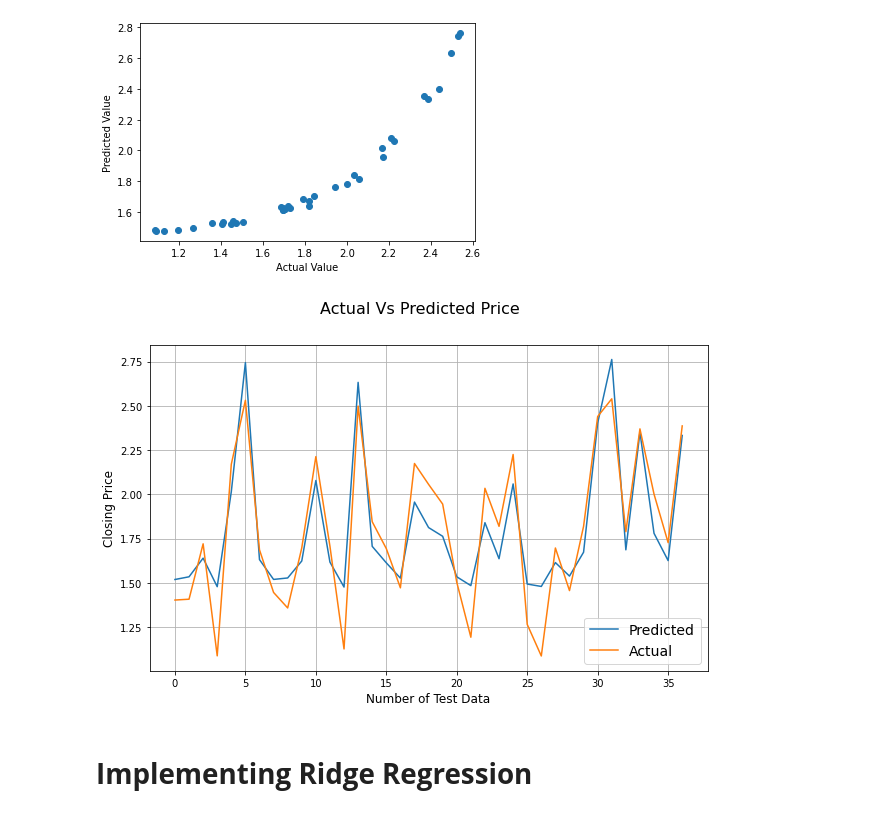
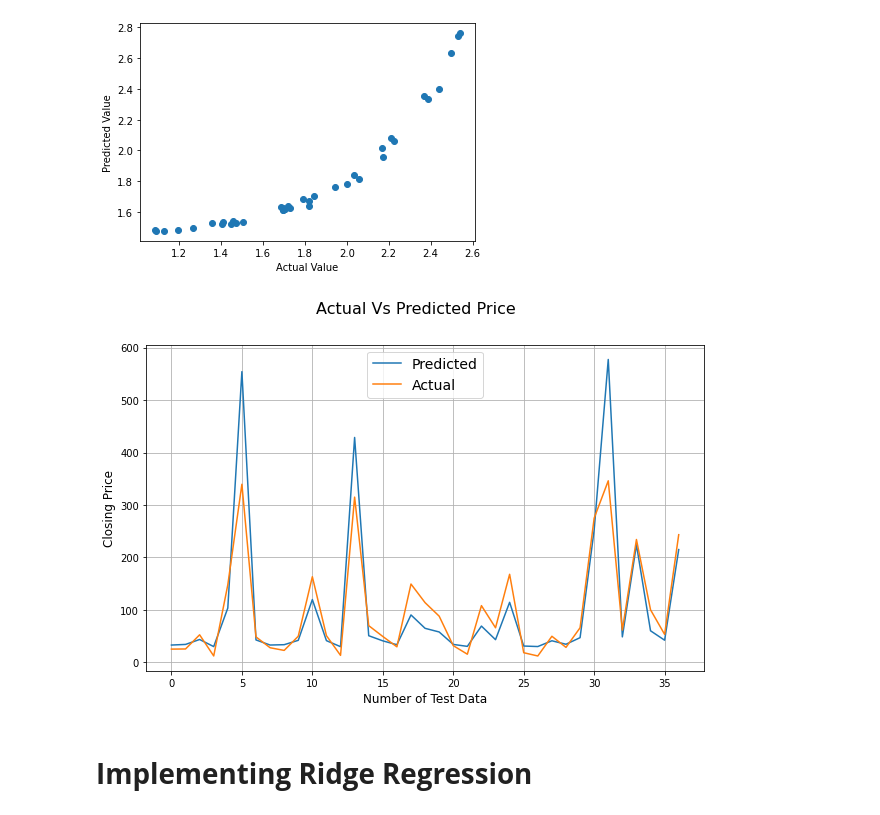
Before and after one commit to Vinitladse/YES-BANK-STOCK-CLOSING-PRICE-PREDICTION, a Jupyter notebook: Vinit_Ladse_(Group)_YES_BANK_STOCK_CLOSING_PRICE_PREDICTION.ipynb, the cells around one changed output. Drawn from its saved outputs; the diff is of its cells as text; code cells hidden in the pictures.

```diff
--- a/Vinit_Ladse_(Group)_YES_BANK_STOCK_CLOSING_PRICE_PREDICTION.ipynb
+++ b/Vinit_Ladse_(Group)_YES_BANK_STOCK_CLOSING_PRICE_PREDICTION.ipynb
@@ -632,7 +635,7 @@ print(" The negative mean squared error is : ", round(lasso_regressor. best_scor
  The negative mean squared error is :  -0.0352
 # %%
 # Prediction of test data .
-y_pred_lasso = lasso_regressor.predict(X_test)
+y_pred_lasso1 = lasso_regressor.predict(X_test)
 y_pred_lasso
 # %% [output]
 array([1.51948517, 1.53474676, 1.64008318, 1.47887097, 2.01529694,
@@ -677,15 +680,15 @@ Text(0, 0.5, 'Predicted Value')
 [figure]
 # %%
 plt.figure(figsize=(10,6))
-plt.plot(y_pred_lasso)
-plt.plot(np.array(y_test))
+plt.plot(10**(y_pred_lasso1))
+plt.plot(10**(np.array(y_test)))
 plt.suptitle('Actual Vs Predicted Price', fontsize= 16)
 plt.legend(["Predicted","Actual"], fontsize=14)
 plt.xlabel('Number of Test Data', fontsize =12)
 plt.ylabel('Closing Price', fontsize =12)
 plt.grid()
 # %% [output]
-[figure, old version]
+[figure, new version]
 # %% [markdown]
 # **Implementing Ridge Regression**
 # %%
```
Also changed, not shown: parts of 19 cells of this notebook.
